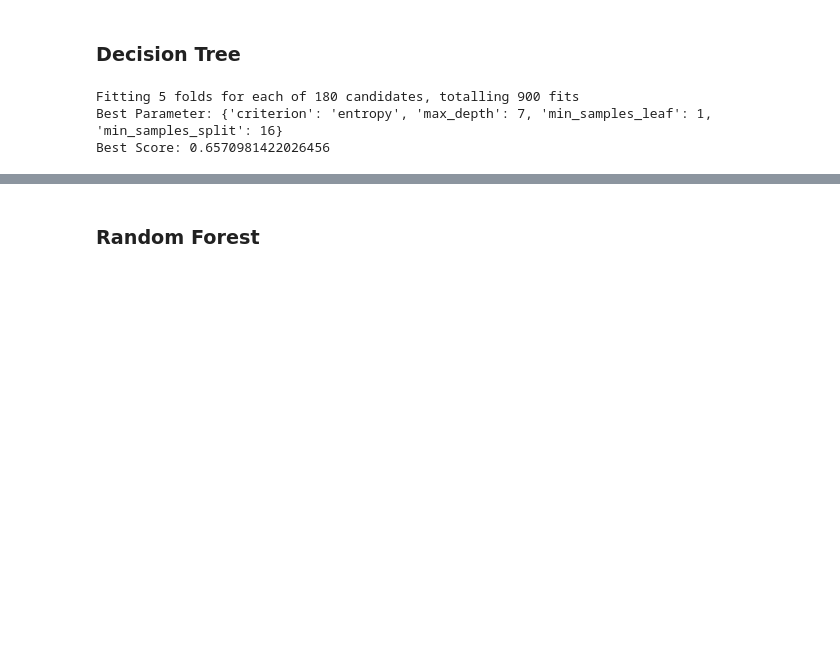
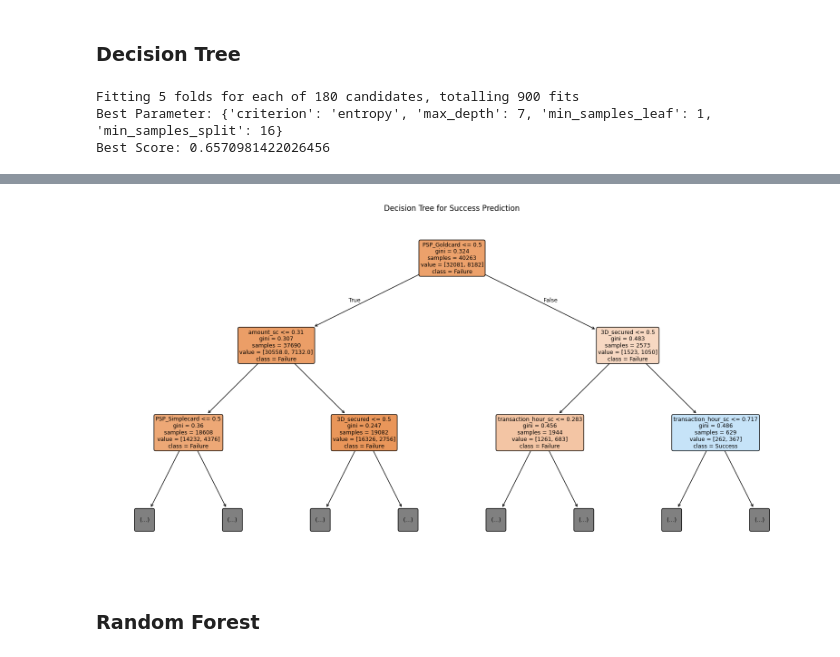
Before and after one commit to marko-boehm/DLMDWME01, a Jupyter notebook: 04_Modeling/4-3-1_ModelEvaluationClass.ipynb, the cells around one changed output, grey strips where cells are left out. Saved outputs shown, nothing was run; the diff lists cells and outputs as text; code cells hidden in the pictures; blank space fills up the shorter version.

```diff
--- a/04_Modeling/2-3-3_ModelTrainingClass.ipynb
+++ b/04_Modeling/4-3-1_ModelEvaluationClass.ipynb
@@ -133,9 +137,11 @@ AUC score: 0.65
 [figure]
 # %%
 plt.figure(figsize=(20, 10))
-plot_tree(clf_dtc, feature_names=X.columns, class_names=['Failure', 'Success'], filled=True, rounded=True)
+plot_tree(clf_dtc, feature_names=X.columns, class_names=['Failure', 'Success'], filled=True, rounded=True, max_depth=2)
 plt.title('Decision Tree for Success Prediction')
 plt.show()
+# %% [output]
+[figure, added]
 # %% [markdown]
 ### Random Forest
 # %%
```
Also changed, not shown: parts of 6 cells of this notebook, 22 other files.
